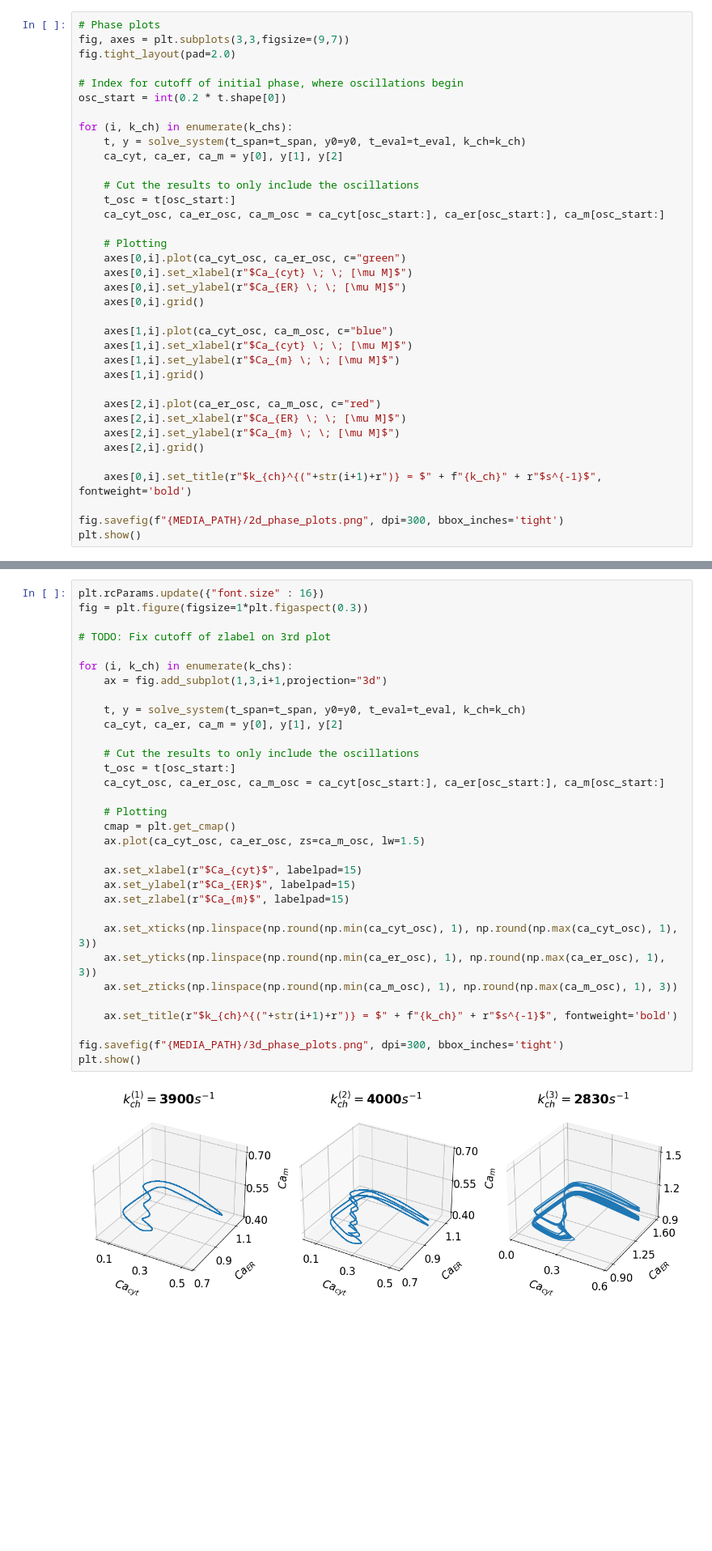
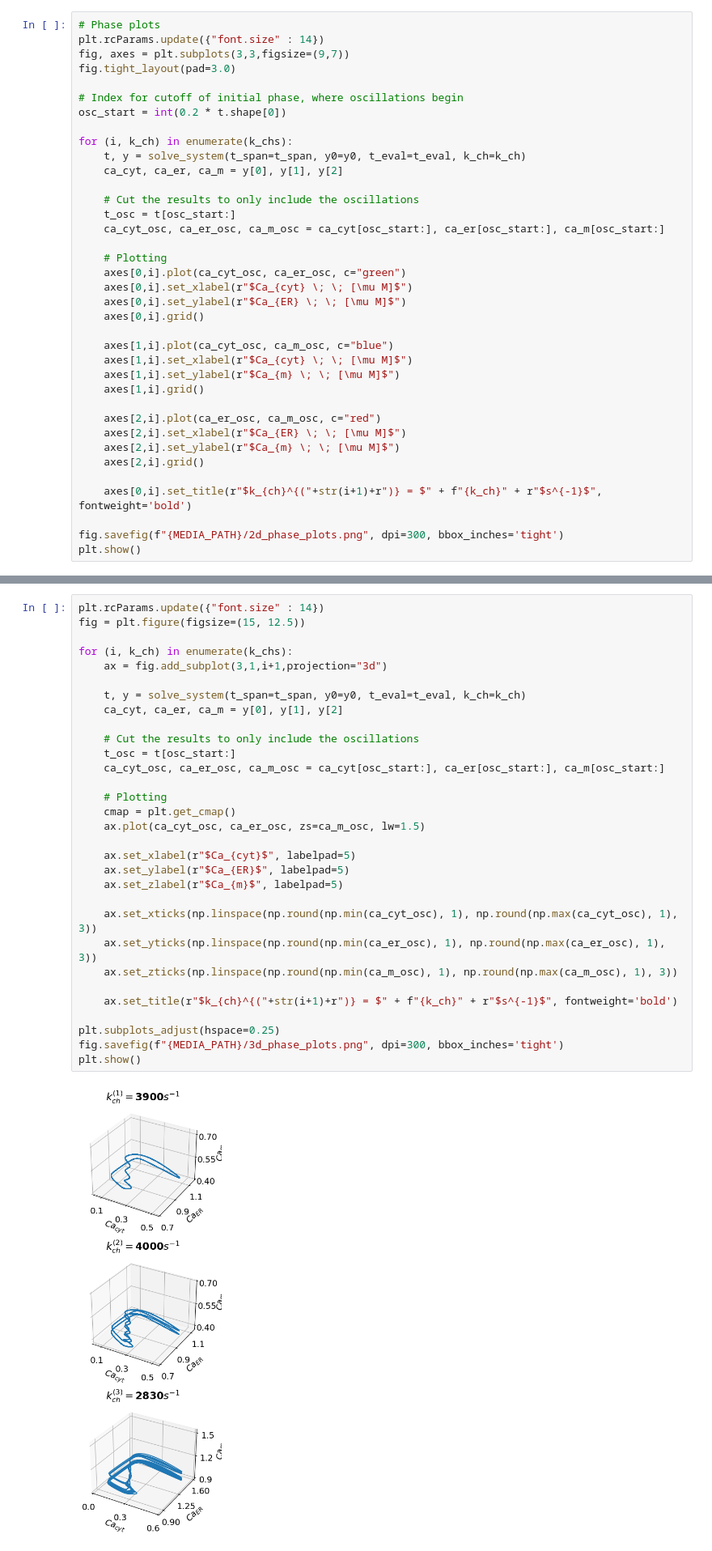
Before and after one commit to jonas4climate/metabolic-cellular-modelling, a Jupyter notebook: assignment3.ipynb, the cells around one changed output, grey strips where cells are left out. Shown at 81% size. Saved outputs shown, nothing was run; the diff lists cells and outputs as text; blank space fills up the shorter version.

```diff
--- a/assignment3.ipynb
+++ b/assignment3.ipynb
@@ -164,8 +163,9 @@ Finally, in phase III, the silent phase, is governed by the dissociation of accu
 ### h)
 # %%
 # Phase plots
+plt.rcParams.update({"font.size" : 14})
 fig, axes = plt.subplots(3,3,figsize=(9,7))
-fig.tight_layout(pad=2.0)
+fig.tight_layout(pad=3.0)
 
 # Index for cutoff of initial phase, where oscillations begin
 osc_start = int(0.2 * t.shape[0])
@@ -203,38 +203,37 @@ plt.show()
 # %% [markdown]
 ### i)
 # %%
-plt.rcParams.update({"font.size" : 16})
-fig = plt.figure(figsize=1*plt.figaspect(0.3))
-
-# TODO: Fix cutoff of zlabel on 3rd plot
+plt.rcParams.update({"font.size" : 14})
+fig = plt.figure(figsize=(15, 12.5))
 
 for (i, k_ch) in enumerate(k_chs):
-    ax = fig.add_subplot(1,3,i+1,projection="3d")
+    ax = fig.add_subplot(3,1,i+1,projection="3d")
 
     t, y = solve_system(t_span=t_span, y0=y0, t_eval=t_eval, k_ch=k_ch)
     ca_cyt, ca_er, ca_m = y[0], y[1], y[2]
 
     # Cut the results to only include the oscillations
     t_osc = t[osc_start:]
     ca_cyt_osc, ca_er_osc, ca_m_osc = ca_cyt[osc_start:], ca_er[osc_start:], ca_m[osc_start:]
 
     # Plotting
     cmap = plt.get_cmap()
     ax.plot(ca_cyt_osc, ca_er_osc, zs=ca_m_osc, lw=1.5)
 
-    ax.set_xlabel(r"$Ca_{cyt}$", labelpad=15)
-    ax.set_ylabel(r"$Ca_{ER}$", labelpad=15)
-    ax.set_zlabel(r"$Ca_{m}$", labelpad=15)
+    ax.set_xlabel(r"$Ca_{cyt}$", labelpad=5)
+    ax.set_ylabel(r"$Ca_{ER}$", labelpad=5)
+    ax.set_zlabel(r"$Ca_{m}$", labelpad=5)
 
     ax.set_xticks(np.linspace(np.round(np.min(ca_cyt_osc), 1), np.round(np.max(ca_cyt_osc), 1), 3))
     ax.set_yticks(np.linspace(np.round(np.min(ca_er_osc), 1), np.round(np.max(ca_er_osc), 1), 3))
     ax.set_zticks(np.linspace(np.round(np.min(ca_m_osc), 1), np.round(np.max(ca_m_osc), 1), 3))
 
     ax.set_title(r"$k_{ch}^{("+str(i+1)+r")} = $" + f"{k_ch}" + r"$s^{-1}$", fontweight='bold')
 
+plt.subplots_adjust(hspace=0.25)
 fig.savefig(f"{MEDIA_PATH}/3d_phase_plots.png", dpi=300, bbox_inches='tight')
 plt.show()
 # %% [output]
-[figure, old version]
+[figure, new version]
 # %% [markdown]
 ## l)
```
Also changed, not shown: parts of 7 cells of this notebook, 3 other files.
